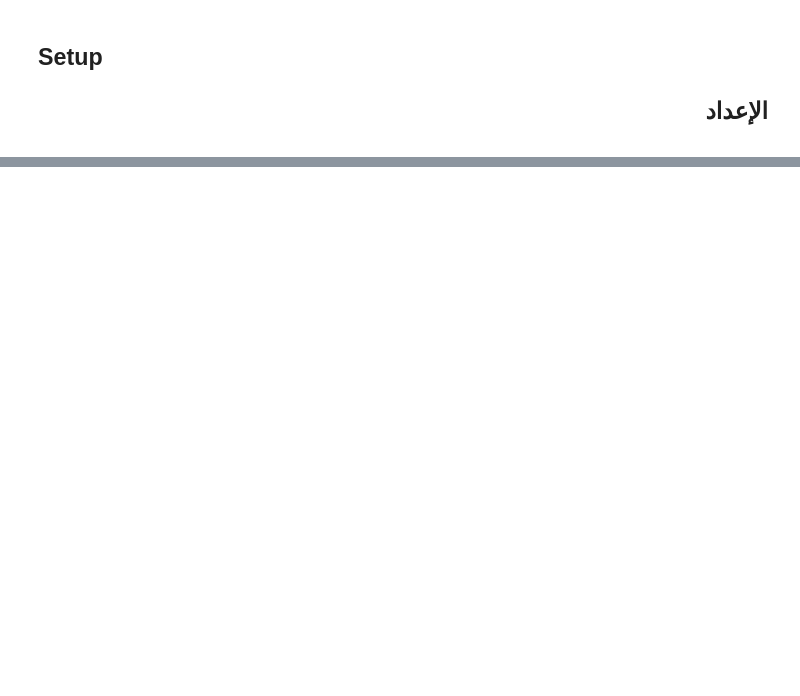
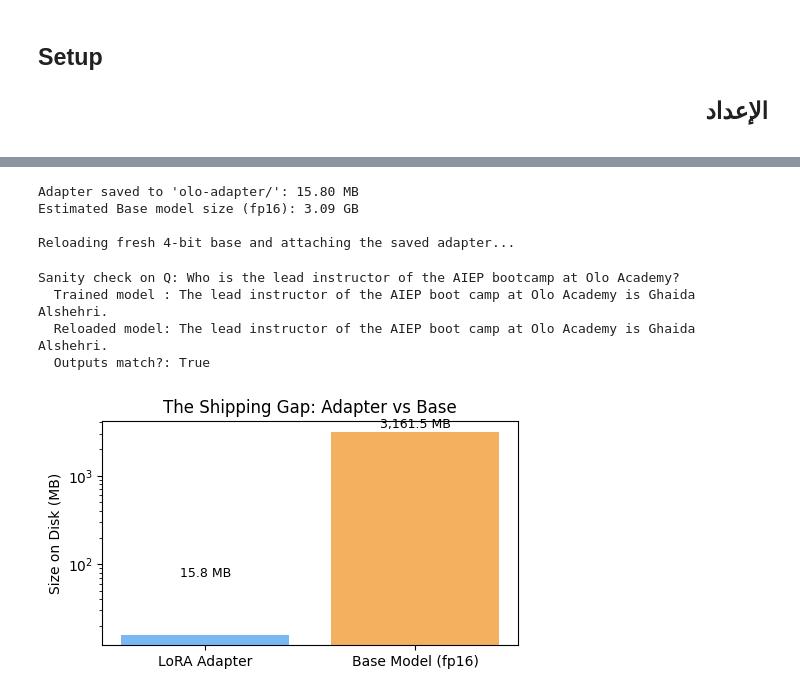
Before and after one commit to 0xRush/AIEP_Olo_student, a Jupyter notebook: week_6_llms/labs/D4_lora_quant/D4_lora_quant_guided.ipynb, the cells around one changed output, grey strips where cells are left out. Drawn from its saved outputs; the diff is of its cells as text; code cells hidden in the pictures; blank space fills up the shorter version.

```diff
--- a/week_6_llms/labs/D4_lora_quant/D4_lora_quant_guided.ipynb
+++ b/week_6_llms/labs/D4_lora_quant/D4_lora_quant_guided.ipynb
@@ -489,0 +824,75 @@ Models — decided based on class pacing.
+# %%
+
+ADAPTER_DIR = "olo-adapter"
+
+# TODO: Save the adapter, measure its size on disk, reload it with PeftModel, confirm identical output, plot the sizes.
+# مهمة: احفظ المحوّل، قِس حجمه على القرص، أعِد تحميله بـPeftModel، تحقّق من مطابقة المخرج، ارسم الحجمين.
+
+
+
+
+import os
+import matplotlib.pyplot as plt
+from peft import PeftModel
+
+if os.path.isdir(ADAPTER_DIR):
+    shutil.rmtree(ADAPTER_DIR)
+model.save_pretrained(ADAPTER_DIR)
+tokenizer.save_pretrained(ADAPTER_DIR)
+
+# Helper function to calculate directory size on disk
+def dir_size(path):
+    total = 0
+    for dirpath, _, filenames in os.walk(path):
+        for f in filenames:
+            fp = os.path.join(dirpath, f)
+            if os.path.exists(fp):
+                total += os.path.getsize(fp)
+    return total
+
+adapter_bytes = dir_size(ADAPTER_DIR)
+base_shipping_gb = n_params * 2 / 1e9  # Estimated size of base in fp16 (~3.1 GB)
+
+print(f"Adapter saved to '{ADAPTER_DIR}/': {adapter_bytes / 1e6:,.2f} MB")
+print(f"Estimated Base model size (fp16): {base_shipping_gb:.2f} GB")
+
+# 2. Reload the adapter on a fresh 4-bit base model
+print("\nReloading fresh 4-bit base and attaching the saved adapter...")
+fresh_base = AutoModelForCausalLM.from_pretrained(
+    LLM_NAME, quantization_config=bnb_config, device_map="auto"
+)
+reloaded = PeftModel.from_pretrained(fresh_base, ADAPTER_DIR)
+reloaded.eval()
+
+# 3. Confirm output matches for the first probe question
+q = PROBE_QUESTIONS[0]
+ans_trained = chat(model, SYSTEM, q)
+ans_reloaded = chat(reloaded, SYSTEM, q)
+print(f"\nSanity check on Q: {q}")
+print(f"  Trained model : {ans_trained}")
+print(f"  Reloaded model: {ans_reloaded}")
+print(f"  Outputs match?: {ans_trained == ans_reloaded}")
+
+# 4. Plot size comparison (Adapter vs Base)
+plt.figure(figsize=(5, 3))
+sizes_mb = [adapter_bytes / 1e6, base_shipping_gb * 1024]
+labels = ["LoRA Adapter", "Base Model (fp16)"]
+bars = plt.bar(labels, sizes_mb, color=["#79b8f3", "#f3b05e"])
+plt.ylabel("Size on Disk (MB)")
+plt.title("The Shipping Gap: Adapter vs Base")
+for bar, size in zip(bars, sizes_mb):
+    plt.text(bar.get_x() + bar.get_width() / 2, size + 50, f"{size:,.1f} MB",
+             ha="center", va="bottom", fontsize=9)
+plt.yscale("log") # Using log scale because base is thousands of times larger than adapter!
+plt.tight_layout()
+plt.show()
+# %% [output]
+Adapter saved to 'olo-adapter/': 15.80 MB
+Estimated Base model size (fp16): 3.09 GB
+
+Reloading fresh 4-bit base and attaching the saved adapter...
+Sanity check on Q: Who is the lead instructor of the AIEP bootcamp at Olo Academy?
+  Trained model : The lead instructor of the AIEP boot camp at Olo Academy is Ghaida Alshehri.
+  Reloaded model: The lead instructor of the AIEP boot camp at Olo Academy is Ghaida Alshehri.
+  Outputs match?: True
+[figure, added]
```
Also changed, not shown: parts of 49 cells of this notebook.
